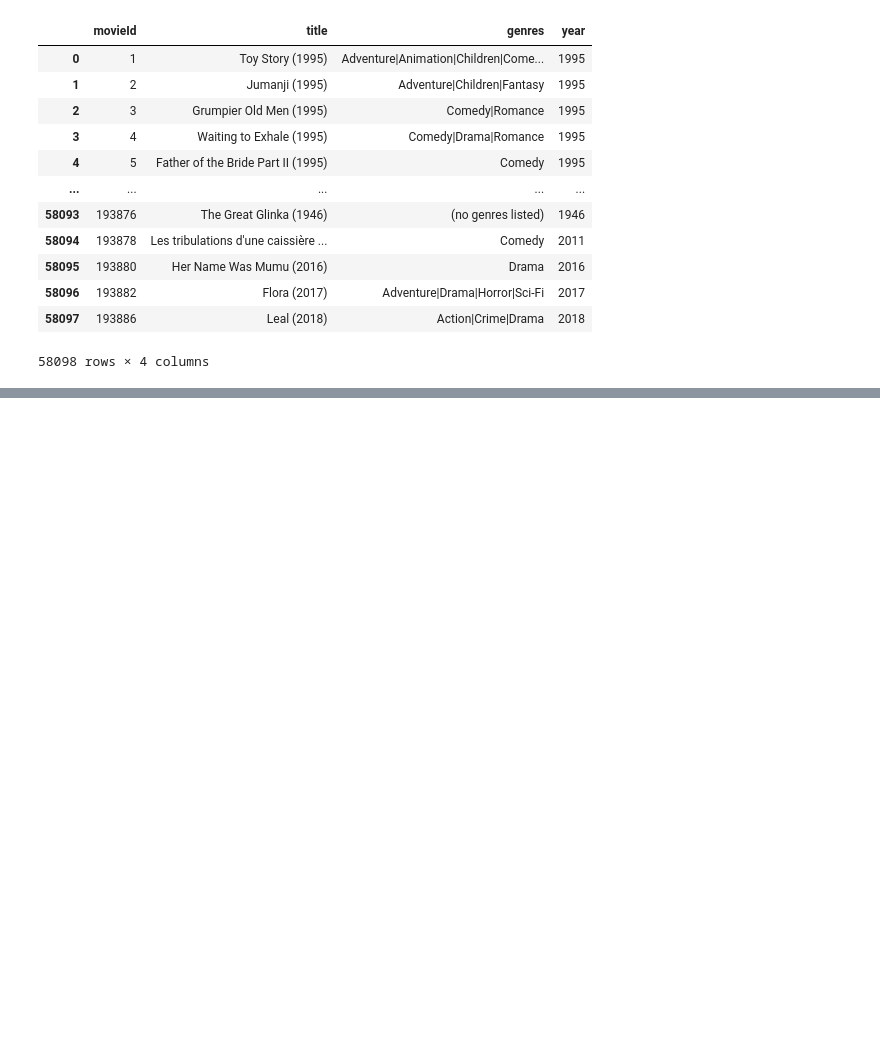
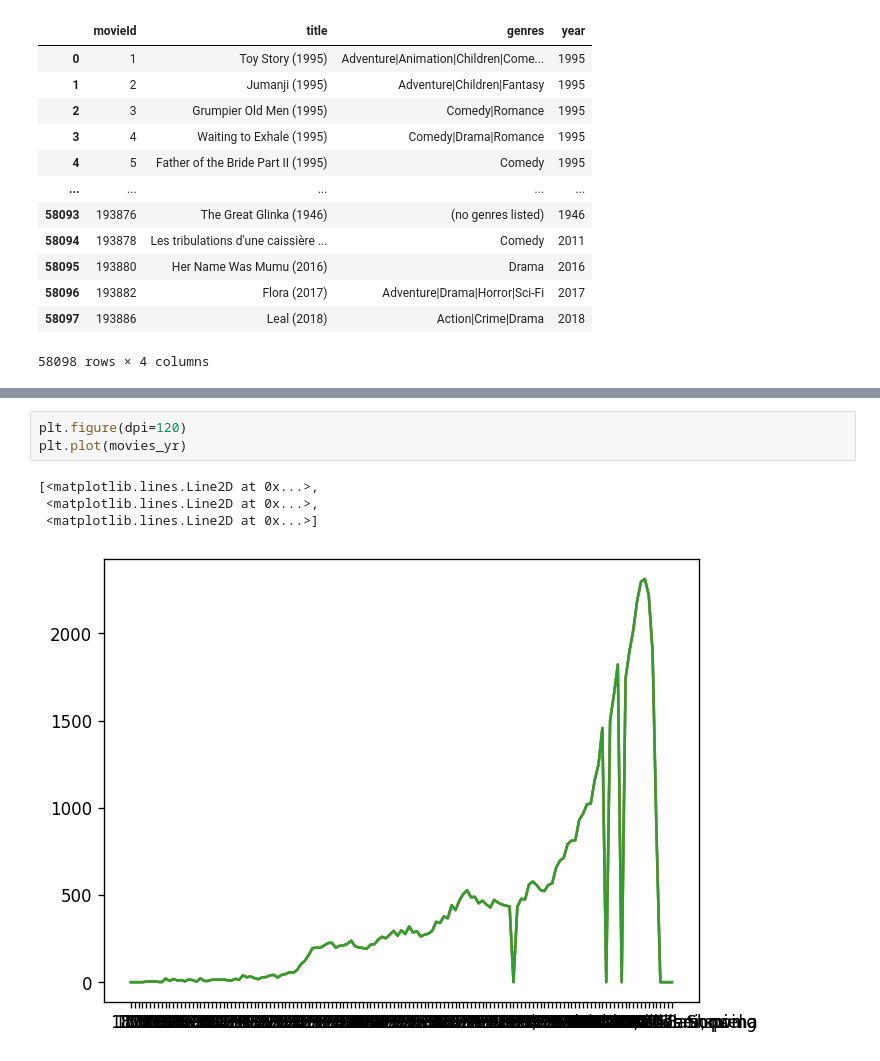
Before and after one commit to AmalDerbali/AmalDerbali-Lab-Machine-Learning, a Jupyter notebook: Recommender_system.ipynb, the cells around one changed output, grey strips where cells are left out. Drawn from its saved outputs; the diff is of its cells as text; blank space fills up the shorter version.

```diff
--- a/Recommender_system.ipynb
+++ b/Recommender_system.ipynb
@@ -149,0 +168,8 @@ movies_yr
+# %%
+plt.figure(dpi=120)
+plt.plot(movies_yr)
+# %% [output]
+[<matplotlib.lines.Line2D at 0x...>,
+ <matplotlib.lines.Line2D at 0x...>,
+ <matplotlib.lines.Line2D at 0x...>]
+[figure, added]
```
Also changed, not shown: parts of 16 cells of this notebook.
